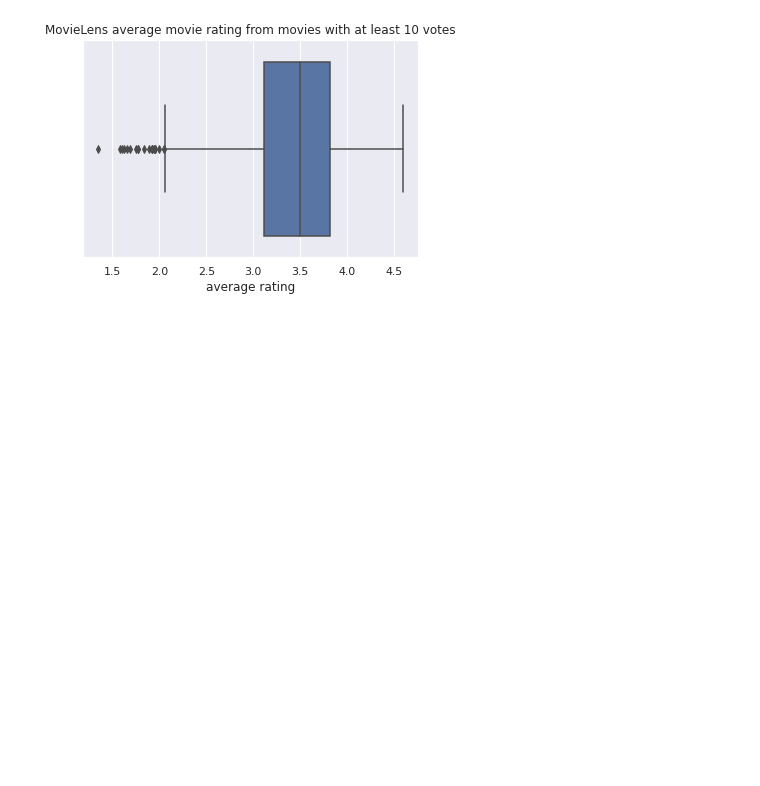
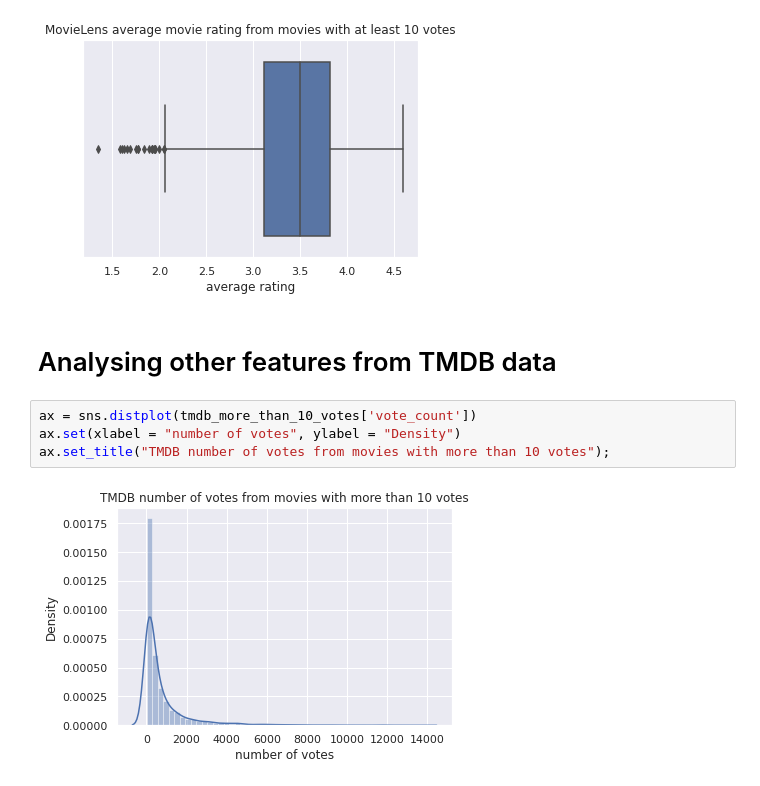
Before and after one commit to luamzi/Alura-Movie-Data-Analysis, a Jupyter notebook: Data_Science_Tests_Introduction.ipynb, the cells around one changed output. Drawn from its saved outputs; the diff is of its cells as text; blank space fills up the shorter version.

Commit message:
Adding analysis of new columns and usage of quantiles

```diff
--- a/Data_Science_Tests_Introduction.ipynb
+++ b/Data_Science_Tests_Introduction.ipynb
@@ -205,3 +207,11 @@ ax.set_title("MovieLens average movie rating from movies with at least 10 votes"
 ax.set_xlabel("average rating");
 # %% [output]
 [figure]
+# %% [markdown]
+# Analysing other features from TMDB data
+# %%
+ax = sns.distplot(tmdb_more_than_10_votes['vote_count'])
+ax.set(xlabel = "number of votes", ylabel = "Density")
+ax.set_title("TMDB number of votes from movies with more than 10 votes");
+# %% [output]
+[figure, added]
```
Also changed, not shown: parts of 12 cells of this notebook.
